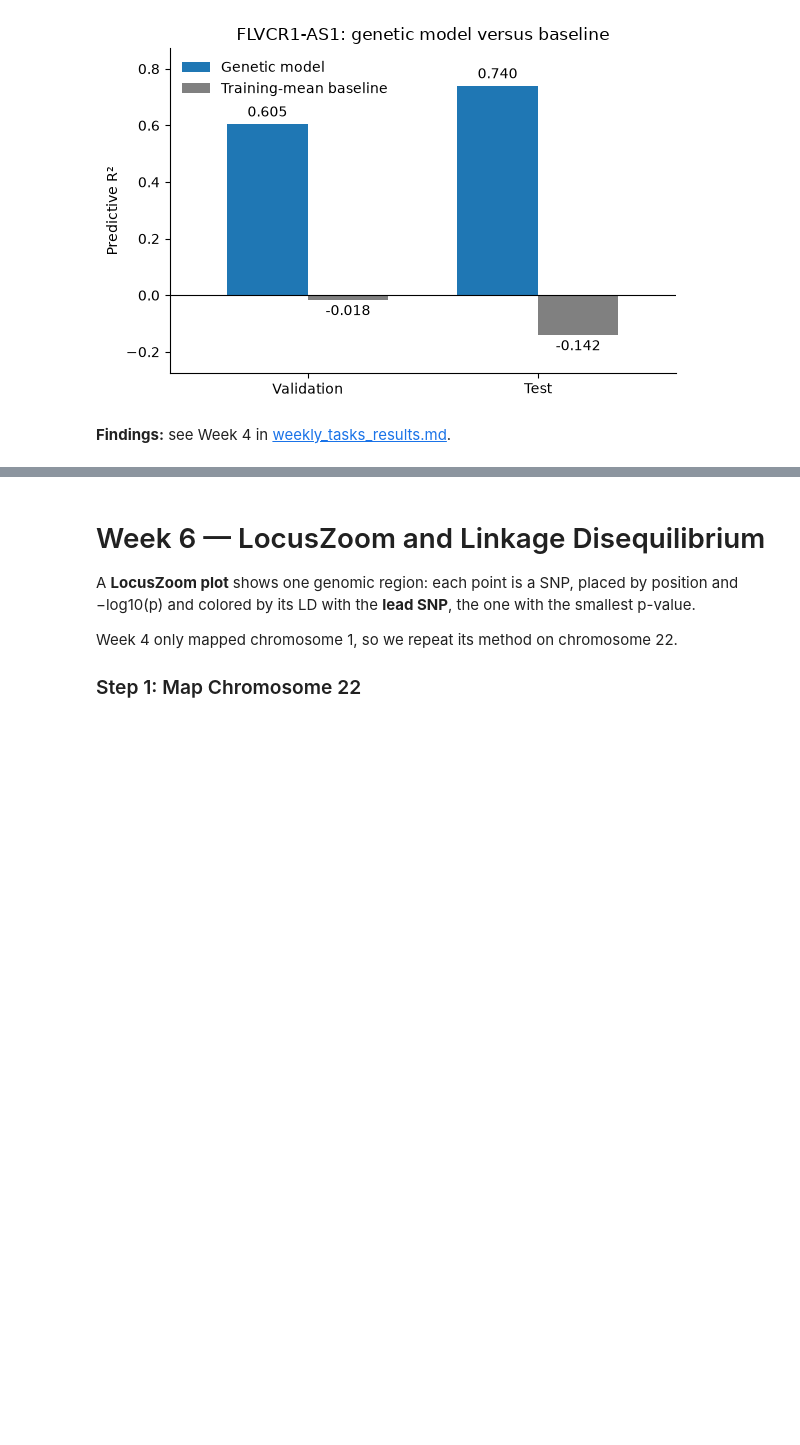
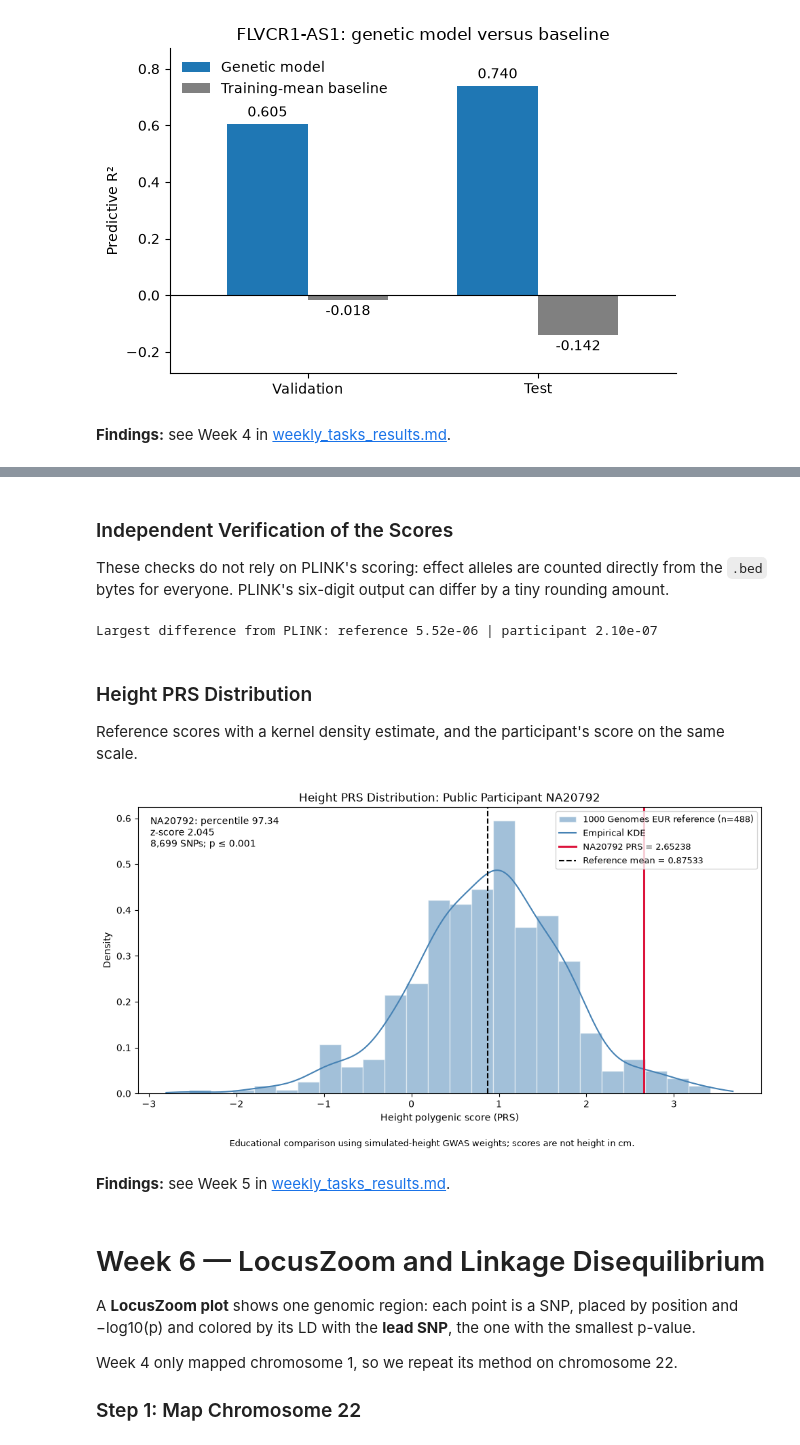
Before and after one commit to borngreat26/capstone_project, a Jupyter notebook: notebooks/weekly_tasks_public.ipynb, the cells around one changed output, grey strips where cells are left out. Cells and saved outputs as stored; diff of their text form; code cells hidden in the pictures; blank space fills up the shorter version.

```diff
--- a/notebooks/weekly_tasks_public.ipynb
+++ b/notebooks/weekly_tasks_public.ipynb
@@ -1591,0 +1354,14 @@ plt.show()
+# %%
+reference_prs5 = pd.Series(0.0, index=panel_fam5.loc[panel_fam5[1].ne(participant_id), 1], name='PRS')
+participant_prs5 = 0.0
+for chrom in chromosomes5:
+    weights = weights5.loc[weights5['CHR'].eq(chrom)]
+    if len(weights):
+        reference_prs5 = reference_prs5.add(score_bfile(work5 / f'reference_chr{chrom}', weights, work5 / f'score_reference_chr{chrom}'))
+        participant_prs5 += float(score_bfile(work5 / f'participant_chr{chrom}', weights, work5 / f'score_participant_chr{chrom}').iloc[0])
+assert reference_prs5.notna().all()
+position5 = relative_position(reference_prs5, participant_prs5)
+summary5 = pd.Series({'Scoring SNPs': len(weights5), **position5})
+summary5.to_csv(w5 / 'participant_prs_summary.tsv', sep='\t', header=['Value'])
+reference_prs5.rename_axis('IID').to_csv(w5 / 'reference_height_prs.tsv', sep='\t')
+display(summary5.to_frame('Value'))
@@ -1592,3 +1377,61 @@ plt.show()
+# %% [markdown]
+### Independent Verification of the Scores
+
+These checks do not rely on PLINK's scoring: effect alleles are counted directly from the `.bed` bytes for everyone. PLINK's six-digit output can differ by a tiny rounding amount.
+# %%
+def hand_scores(bfile, weights):
+    '''Sum beta x effect-allele copies from the raw .bed bytes.'''
+    people = len(pd.read_csv(f'{bfile}.fam', sep=r'\s+', header=None))
+    bim = read_bim(bfile)
+    row = pd.Series(bim.index, index=bim['SNP'])
+    bed = Path(f'{bfile}.bed').read_bytes()
+    width = (people + 3) // 4
+    total = np.zeros(people)
+    for snp, a1, beta in zip(weights['SNP'], weights['A1'], weights['BETA']):
+        packed = np.frombuffer(bed, np.uint8, width, 3 + row[snp] * width)
+        codes = np.stack([(packed >> shift) & 3 for shift in (0, 2, 4, 6)], axis=1).ravel()[:people]
+        assert not (codes == 1).any()
+        first_allele = np.select([codes == 0, codes == 2], [2, 1], default=0)  # copies of .bim column 5
+        total += beta * (first_allele if a1 == bim.loc[row[snp], 'R1'] else 2 - first_allele)
+    return total
+
+hand_reference5 = pd.Series(0.0, index=reference_prs5.index)
+hand_participant5 = 0.0
+for chrom, weights in weights5.groupby('CHR'):
+    hand_reference5 += hand_scores(work5 / f'reference_chr{chrom}', weights)
+    hand_participant5 += hand_scores(work5 / f'participant_chr{chrom}', weights)[0]
+reference_difference5 = (hand_reference5 - reference_prs5).abs().max()
+participant_difference5 = abs(hand_participant5 - participant_prs5)
+assert reference_difference5 < 1e-5 and participant_difference5 < 1e-5
+assert participant_id not in reference_prs5.index and len(reference_prs5) == 488
+print(f'Largest difference from PLINK: reference {reference_difference5:.2e} | participant {participant_difference5:.2e}')
+# %% [output]
+Largest difference from PLINK: reference 5.52e-06 | participant 2.10e-07
+# %% [markdown]
+### Height PRS Distribution
+
+Reference scores with a kernel density estimate, and the participant's score on the same scale.
+# %%
+mean5, sd5 = position5['Reference_Mean'], position5['Reference_SD']
+fig5, ax5 = plt.subplots(figsize=(10, 5.5))
+ax5.hist(reference_prs5, bins=24, density=True, alpha=0.5, color='steelblue', edgecolor='white',
+         label=f'1000 Genomes EUR reference (n={len(reference_prs5)})')
+grid5 = np.linspace(min(reference_prs5.min(), participant_prs5) - 0.3 * sd5, max(reference_prs5.max(), participant_prs5) + 0.3 * sd5, 400)
+ax5.plot(grid5, gaussian_kde(reference_prs5)(grid5), color='steelblue', label='Empirical KDE')
+ax5.axvline(participant_prs5, color='crimson', linewidth=2.2, label=f'{participant_id} PRS = {participant_prs5:.5f}')
+ax5.axvline(mean5, color='black', linestyle='--', label=f'Reference mean = {mean5:.5f}')
+ax5.set(xlabel='Height polygenic score (PRS)', ylabel='Density', title=f'Height PRS Distribution: Public Participant {participant_id}')
+ax5.text(0.02, 0.97, f"{participant_id}: percentile {position5['Target_Percentile']:.2f}\nz-score {position5['Target_Z_Score']:.3f}\n{len(weights5):,} SNPs; p ≤ 0.001",
+         transform=ax5.transAxes, va='top', bbox={'facecolor': 'white', 'alpha': 0.9, 'edgecolor': 'none'})
+ax5.legend(loc='upper right', fontsize=9)
+fig5.tight_layout(rect=(0, 0.06, 1, 1))
+fig5.text(0.5, 0.025, 'Educational comparison using simulated-height GWAS weights; scores are not height in cm.', ha='center', fontsize=9)
+fig5.savefig(w5 / 'participant_height_prs_distribution.png', dpi=180)
+plt.show()
+# %% [output]
+[figure, added]
+# %% [markdown]
+**Findings:** see Week 5 in [weekly_tasks_results.md](../weekly_tasks_results.md).
 # %% [markdown]
 # Week 6 — LocusZoom and Linkage Disequilibrium
 
```
Also changed, not shown: parts of 39 cells of this notebook, 16 other files.
